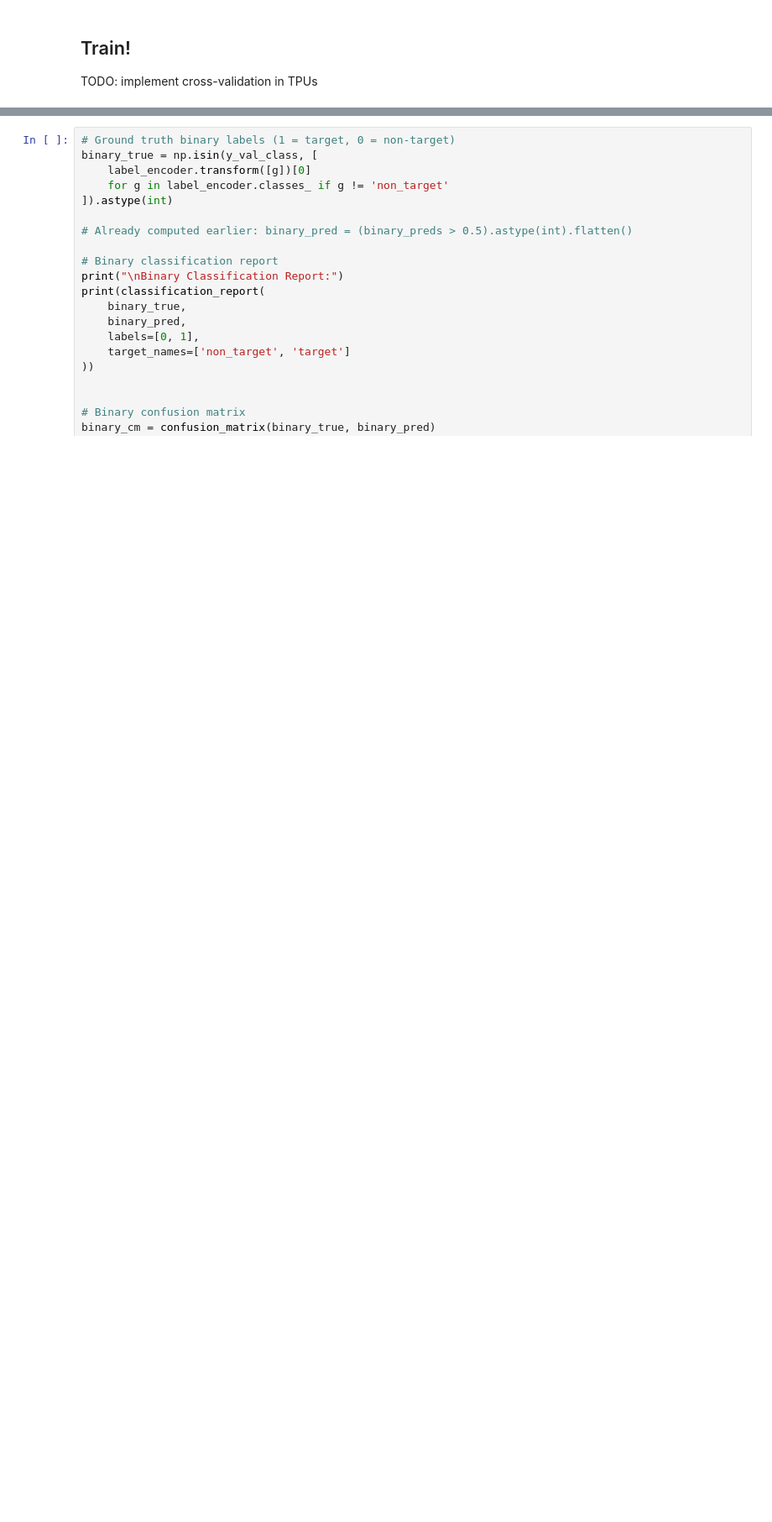
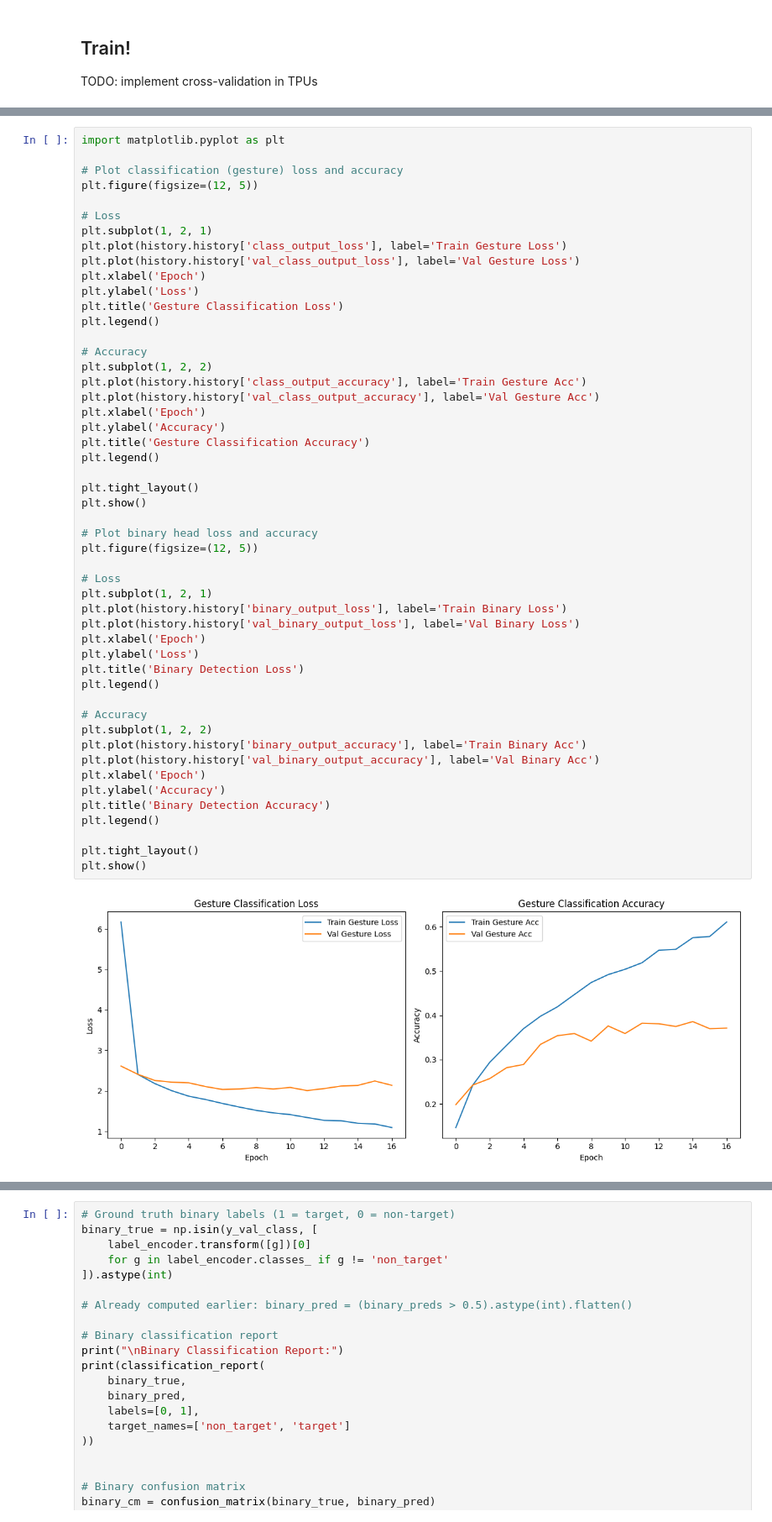
Before and after one commit to dalloliogm/kaggle_competitions, a Jupyter notebook: fork-of-tpu-can-you-beat-gpu-private.ipynb, the cells around one changed output, grey strips where cells are left out. Shown at 84% size. Cells and saved outputs as stored; diff of their text form; blank space fills up the shorter version.

```diff
--- a/fork-of-tpu-can-you-beat-gpu-private.ipynb
+++ b/fork-of-tpu-can-you-beat-gpu-private.ipynb
@@ -270,0 +330,52 @@ Epoch 10/10
+# %%
+import matplotlib.pyplot as plt
+
+# Plot classification (gesture) loss and accuracy
+plt.figure(figsize=(12, 5))
+
+# Loss
+plt.subplot(1, 2, 1)
+plt.plot(history.history['class_output_loss'], label='Train Gesture Loss')
+plt.plot(history.history['val_class_output_loss'], label='Val Gesture Loss')
+plt.xlabel('Epoch')
+plt.ylabel('Loss')
+plt.title('Gesture Classification Loss')
+plt.legend()
+
+# Accuracy
+plt.subplot(1, 2, 2)
+plt.plot(history.history['class_output_accuracy'], label='Train Gesture Acc')
+plt.plot(history.history['val_class_output_accuracy'], label='Val Gesture Acc')
+plt.xlabel('Epoch')
+plt.ylabel('Accuracy')
+plt.title('Gesture Classification Accuracy')
+plt.legend()
+
+plt.tight_layout()
+plt.show()
+
+# Plot binary head loss and accuracy
+plt.figure(figsize=(12, 5))
+
+# Loss
+plt.subplot(1, 2, 1)
+plt.plot(history.history['binary_output_loss'], label='Train Binary Loss')
+plt.plot(history.history['val_binary_output_loss'], label='Val Binary Loss')
+plt.xlabel('Epoch')
+plt.ylabel('Loss')
+plt.title('Binary Detection Loss')
+plt.legend()
+
+# Accuracy
+plt.subplot(1, 2, 2)
+plt.plot(history.history['binary_output_accuracy'], label='Train Binary Acc')
+plt.plot(history.history['val_binary_output_accuracy'], label='Val Binary Acc')
+plt.xlabel('Epoch')
+plt.ylabel('Accuracy')
+plt.title('Binary Detection Accuracy')
+plt.legend()
+
+plt.tight_layout()
+plt.show()
+# %% [output]
+[figure, added]
```
Also changed, not shown: parts of 14 cells of this notebook.
